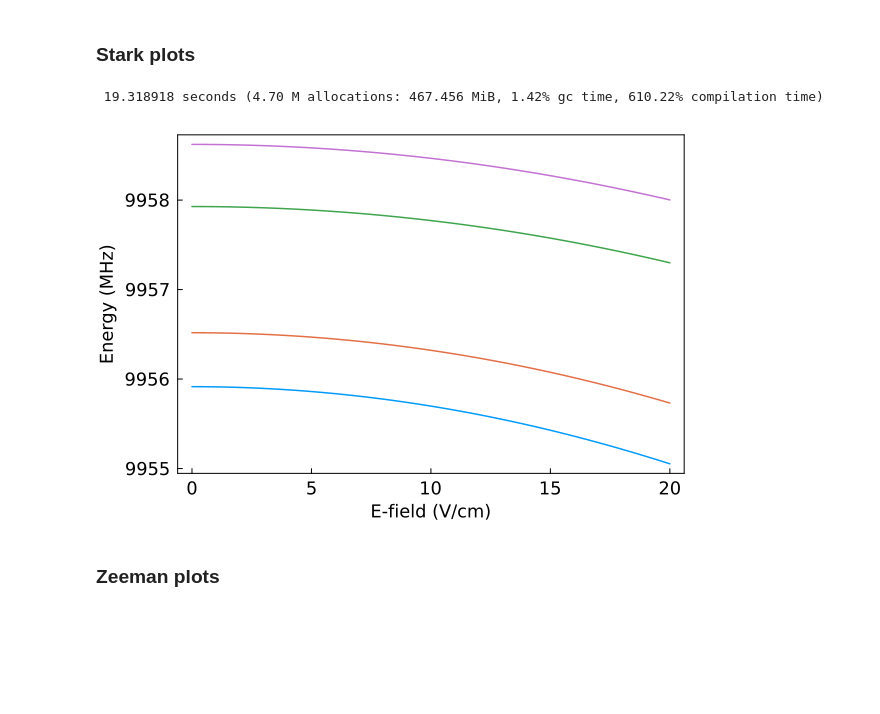
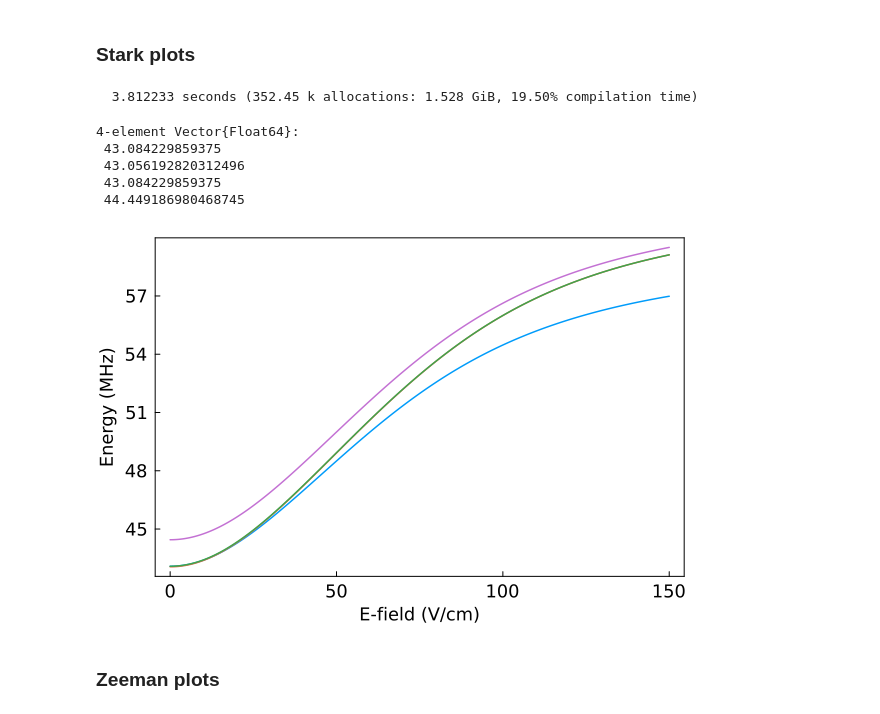
Before and after one commit to munozariasjm/QuantumStates.jl, a Jupyter notebook: examples/CaOH/CaOH_OpticalPumping.ipynb, the cells around one changed output. Saved outputs shown, nothing was run; the diff lists cells and outputs as text; code cells hidden in the pictures; blank space fills up the shorter version.

```diff
--- a/examples/CaOH/CaOH_OpticalPumping.ipynb
+++ b/examples/CaOH/CaOH_OpticalPumping.ipynb
@@ -236,7 +168,7 @@ function H_func!(H, scan_values)
     return nothing
 end
 
-Es = (0:0.2:20.0)
+Es = (0:0.5:150.0)
 scan_params = (
     E = Es,
     );
@@ -245,22 +177,30 @@ iterator = Iterators.product
 matrix_values = hcat(values(scan_values)...)'
 ;
 # %% [output]
- 19.318918 seconds (4.70 M allocations: 467.456 MiB, 1.42% gc time, 610.22% compilation time)
+  3.812233 seconds (352.45 k allocations: 1.528 GiB, 19.50% compilation time)
+# %%
+(matrix_values[1,13:16] .- matrix_values[1,1]) .* 1e-6
+# %% [output]
+4-element Vector{Float64}:
+ 43.084229859375
+ 43.056192820312496
+ 43.084229859375
+ 44.449186980468745
 # %%
 using Plots, LaTeXStrings
-Es_rel = matrix_values #.- matrix_values[1,:]'
-plot(Es, Es_rel[:,1:4], linewidth=1.5)
+Es_rel = matrix_values .- matrix_values[1,1]
+plot(Es, Es_rel[:,13:16] .* 1e-6, linewidth=1.5)
 plot!(
     legend=nothing,
     xlabel="E-field (V/cm)",
     ylabel="Energy (MHz)",
     labelfontsize=12,
     tickfontsize=12,
     grid=:off,
     box=:on
     )
 # %% [output]
-[figure, old version]
+[figure, new version]
 # %% [markdown]
 ### Zeeman plots
 # %%
```
Also changed, not shown: parts of 18 cells of this notebook, 11 other files.
